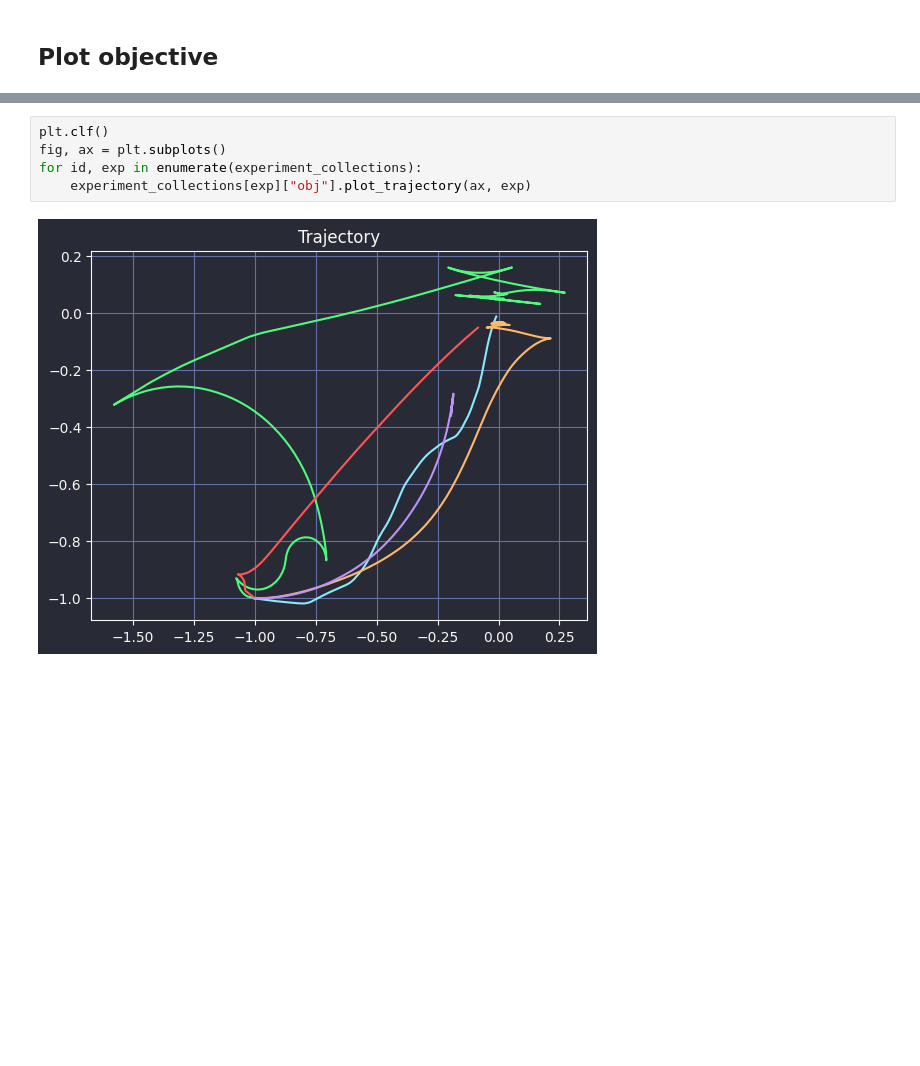
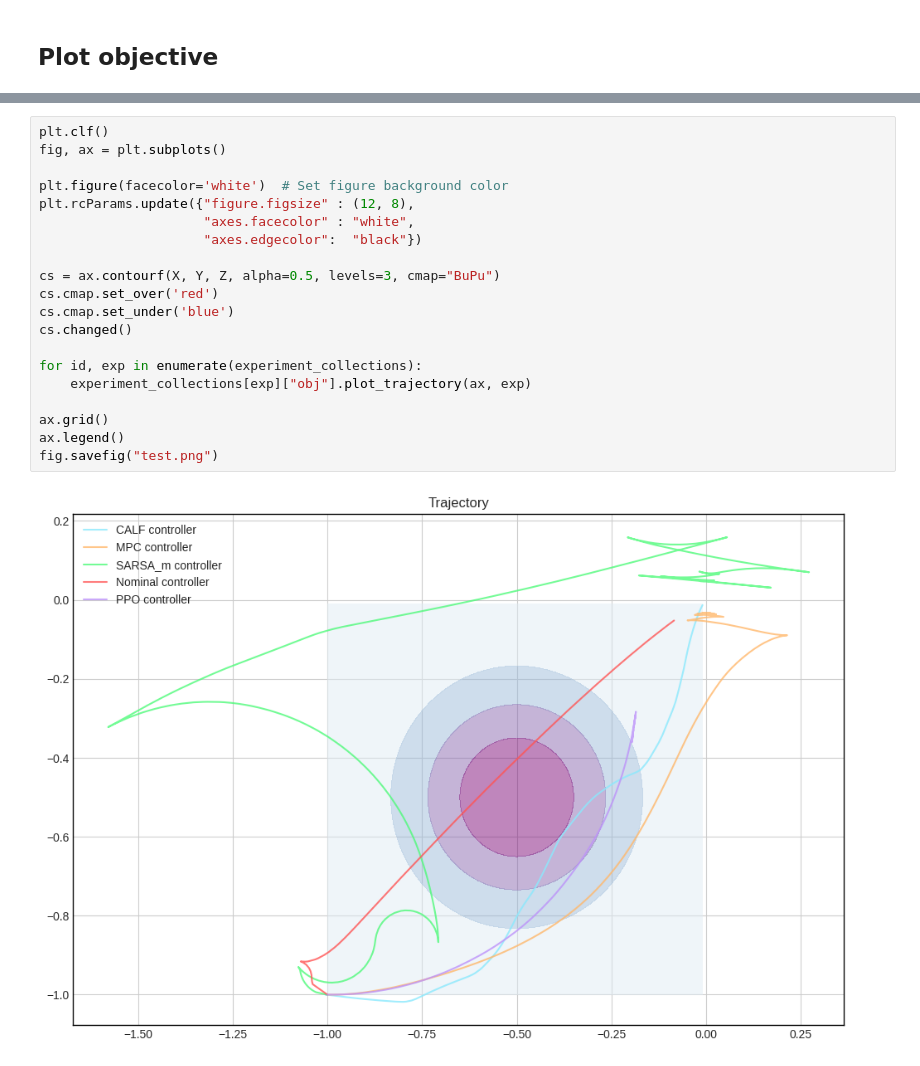
Before and after one commit to thd-research/regelum-playground, a Jupyter notebook: notebooks/check_log_and_compare_objective.ipynb, the cells around one changed output, grey strips where cells are left out. Drawn from its saved outputs; the diff is of its cells as text; blank space fills up the shorter version.

```diff
--- a/notebooks/check_log_and_compare_objective.ipynb
+++ b/notebooks/check_log_and_compare_objective.ipynb
@@ -158,7 +179,22 @@ for id, exp in enumerate(experiment_collections):
-# %%
-plt.clf()
-fig, ax = plt.subplots()
-for id, exp in enumerate(experiment_collections):
-    experiment_collections[exp]["obj"].plot_trajectory(ax, exp)
-# %% [output]
-[figure, removed]
+# %%
+plt.clf()
+fig, ax = plt.subplots()
+
+plt.figure(facecolor='white')  # Set figure background color
+plt.rcParams.update({"figure.figsize" : (12, 8),
+                     "axes.facecolor" : "white",
+                     "axes.edgecolor":  "black"})
+
+cs = ax.contourf(X, Y, Z, alpha=0.5, levels=3, cmap="BuPu")
+cs.cmap.set_over('red')
+cs.cmap.set_under('blue')
+cs.changed()
+
+for id, exp in enumerate(experiment_collections):
+    experiment_collections[exp]["obj"].plot_trajectory(ax, exp)
+
+ax.grid()
+ax.legend()
+fig.savefig("test.png")
+# %% [output]
+[figure, added]
```
Also changed, not shown: parts of 5 cells of this notebook, 1 other file.
